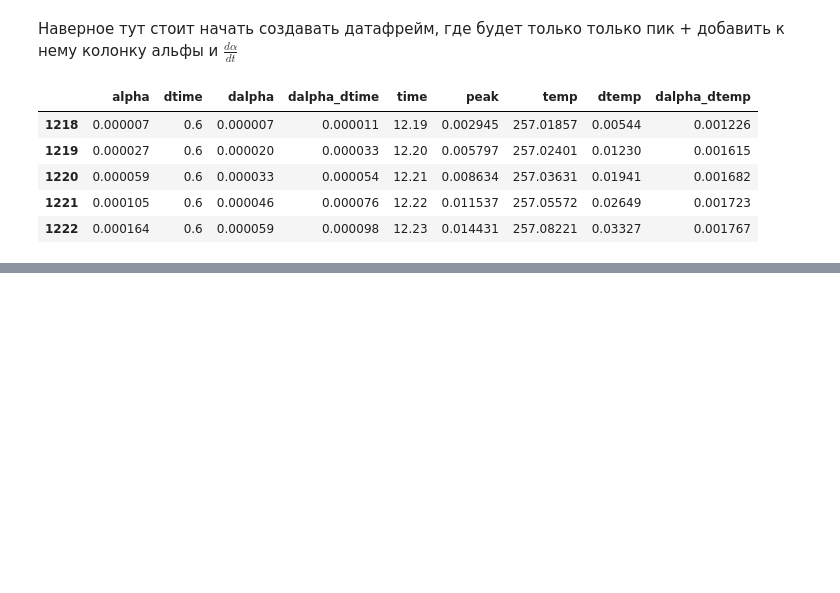
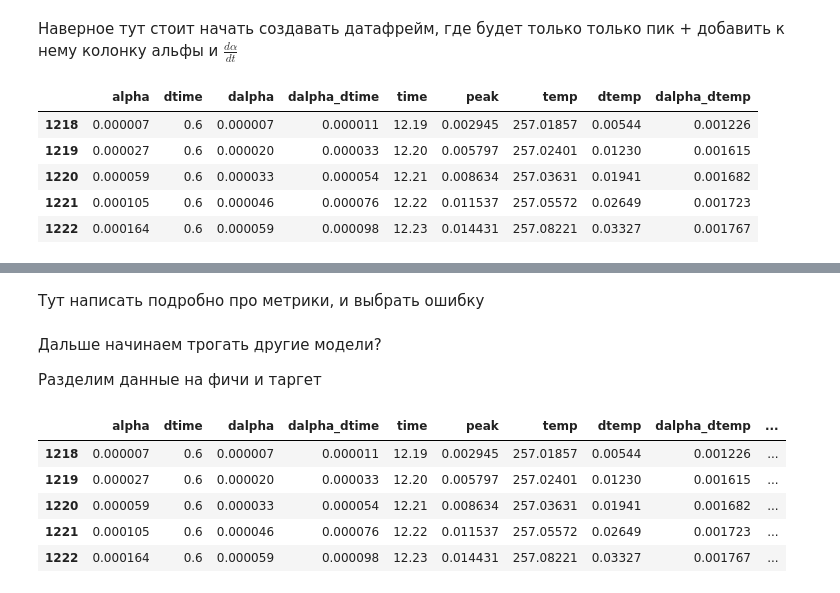
Before and after one commit to YarikineZ/DS_final_project, a Jupyter notebook: Final project.ipynb, the cells around one changed output, grey strips where cells are left out. Cells and saved outputs as stored; diff of their text form; code cells hidden in the pictures; blank space fills up the shorter version.

```diff
--- a/Final project.ipynb
+++ b/Final project.ipynb
@@ -201,0 +214,15 @@ plt.legend()
+# %% [markdown]
+Тут написать подробно про метрики, и выбрать ошибку
+# %% [markdown]
+Дальше начинаем трогать другие модели?
+
+Разделим данные на фичи и таргет
+# %%
+processed_df.head()
+# %% [output]
+|  | alpha | dtime | dalpha | dalpha_dtime | time | peak | temp | dtemp | dalpha_dtemp | ... |
+| 1218 | 0.000007 | 0.6 | 0.000007 | 0.000011 | 12.19 | 0.002945 | 257.01857 | 0.00544 | 0.001226 | ... |
+| 1219 | 0.000027 | 0.6 | 0.000020 | 0.000033 | 12.20 | 0.005797 | 257.02401 | 0.01230 | 0.001615 | ... |
+| 1220 | 0.000059 | 0.6 | 0.000033 | 0.000054 | 12.21 | 0.008634 | 257.03631 | 0.01941 | 0.001682 | ... |
+| 1221 | 0.000105 | 0.6 | 0.000046 | 0.000076 | 12.22 | 0.011537 | 257.05572 | 0.02649 | 0.001723 | ... |
+| 1222 | 0.000164 | 0.6 | 0.000059 | 0.000098 | 12.23 | 0.014431 | 257.08221 | 0.03327 | 0.001767 | ... |
```
Also changed, not shown: parts of 13 cells of this notebook.
